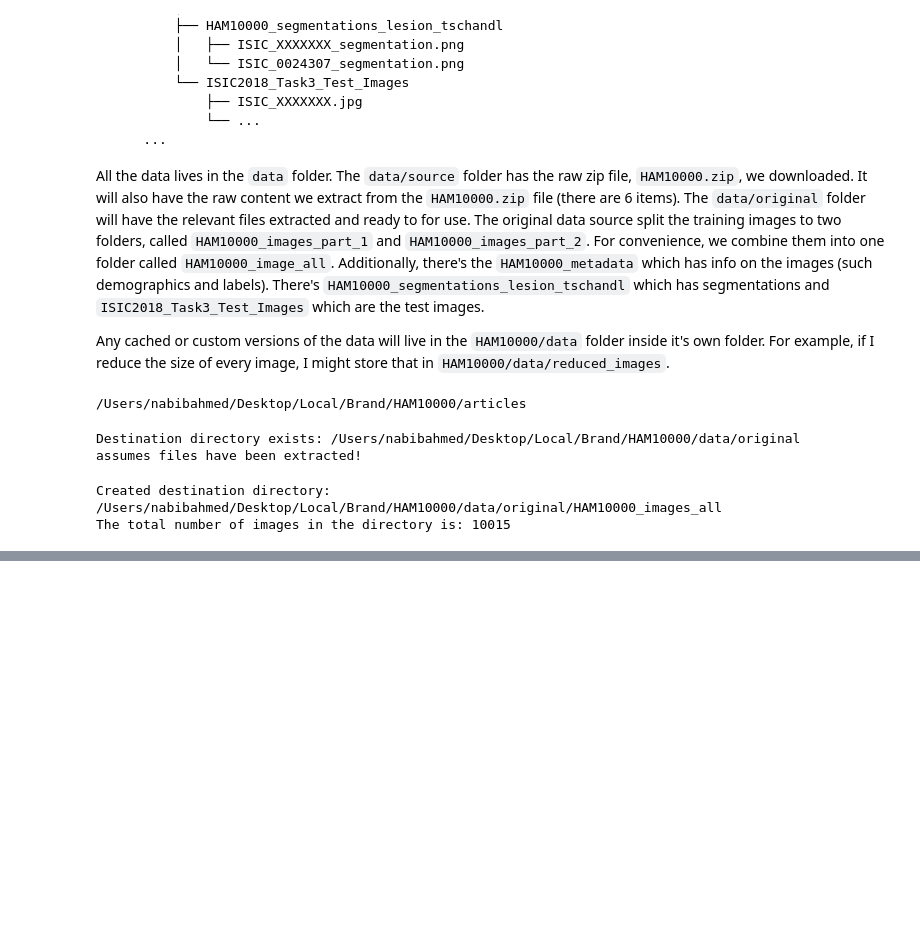
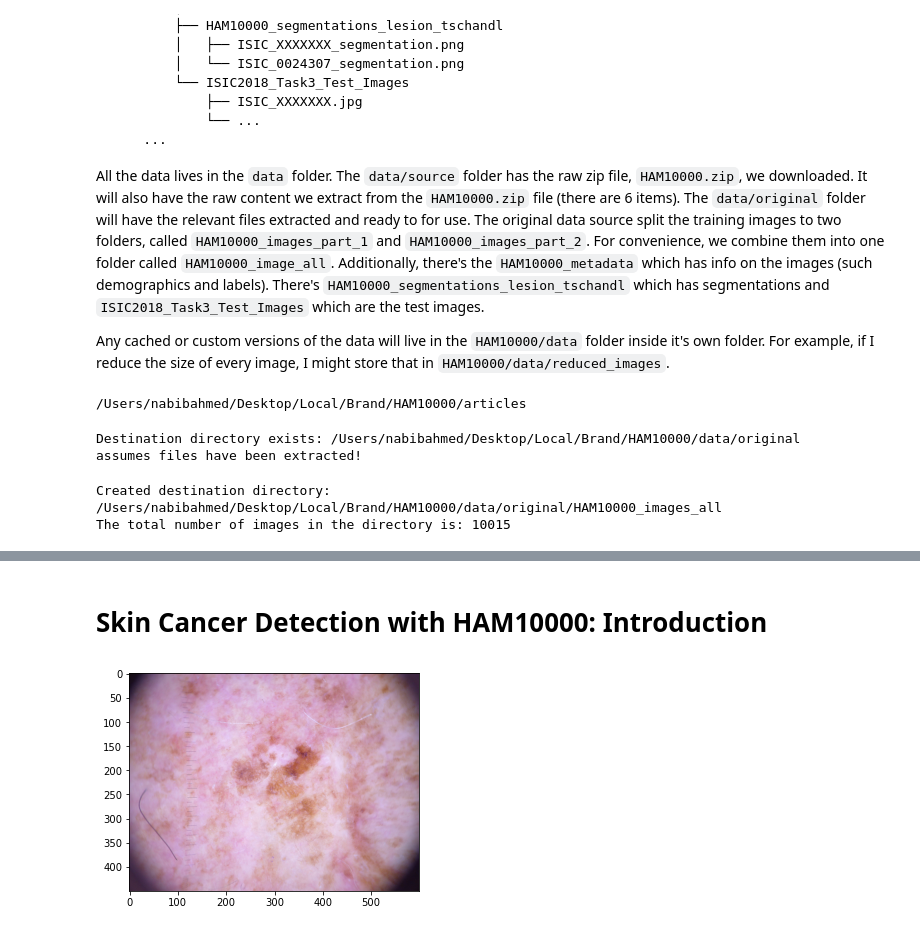
Before and after one commit to nahmed3536/HAM10000, a Jupyter notebook: articles/HAM10000.ipynb, the cells around one changed output, grey strips where cells are left out. Cells and saved outputs as stored; diff of their text form; code cells hidden in the pictures; blank space fills up the shorter version.

```diff
--- a/articles/HAM10000.ipynb
+++ b/articles/HAM10000.ipynb
@@ -134,0 +142,3 @@ The total number of images in the directory is: 10015
+# %%
+# setting the base directory based on the cwd - it should be where the HAM10000 project repo is
+base_dir = '/Users/nabibahmed/Desktop/Local/Brand/HAM10000'
@@ -134,0 +167,16 @@ The total number of images in the directory is: 10015
+# %%
+def image_path(id: str, log: bool = False) -> str:
+    """
+    Given an id, it returns the file_path
+    """
+    # path to the image
+    data_dir = os.path.join(base_dir, "data", "original", "HAM10000_images_all")
+    path = os.path.join(data_dir, f"ISIC_{id}.jpg")
+
+    # looks for the path and returns it if found
+    if os.path.exists(path):
+        if log: print(f"Image path exists: {path}")
+        return path
+    else:
+        print(f"Image path doesn't exists: {path}")
+        raise OSError(f"Image path doesn't exists: {path}")
@@ -134,0 +196,2 @@ The total number of images in the directory is: 10015
+# %% [markdown]
+# Skin Cancer Detection with HAM10000: Introduction
@@ -134,0 +204,15 @@ The total number of images in the directory is: 10015
+# %%
+def plot_one_image(id: str) -> None:
+    # get path to the image
+    path = image_path(id)
+
+    # get the image data
+    img = imread(path)
+
+    # plot the image
+    f = plt.figure()
+    plt.imshow(img)
+
+plot_one_image("0025030")
+# %% [output]
+[figure, added]
```
Also changed, not shown: parts of 22 cells of this notebook.
